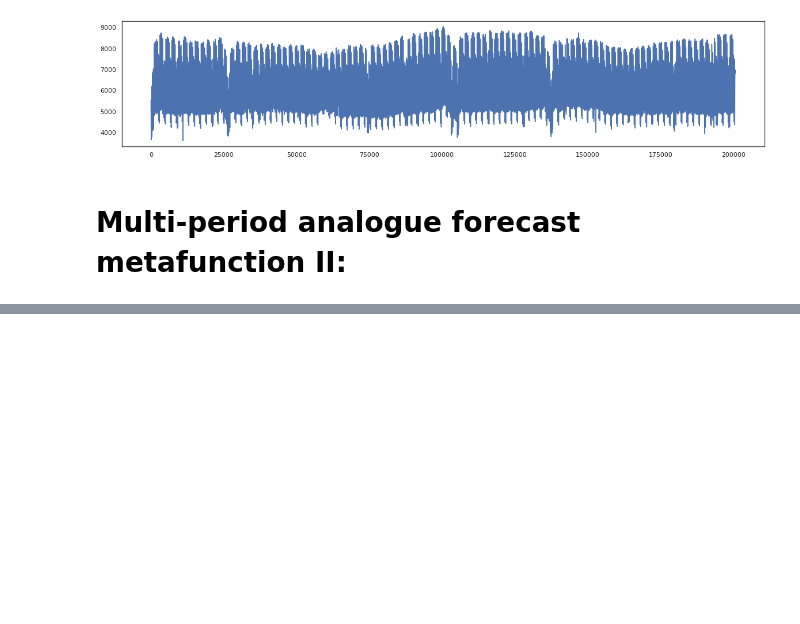
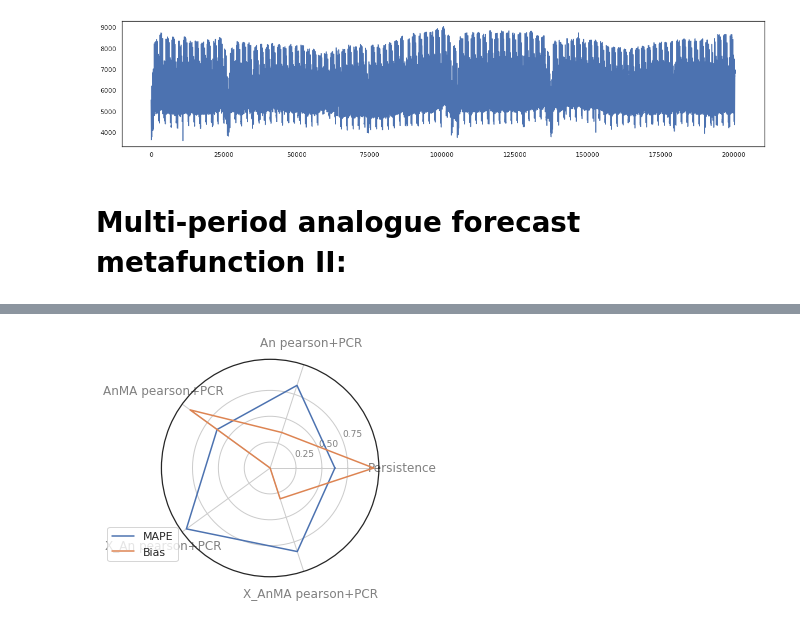
Before and after one commit to urieliram/analog, a Jupyter notebook: Analog3.ipynb, the cells around one changed output, grey strips where cells are left out. Cells and saved outputs as stored; diff of their text form; code cells hidden in the pictures; blank space fills up the shorter version.

```diff
--- a/Analog3.ipynb
+++ b/Analog3.ipynb
@@ -749,3 +746,69 @@ bias_xa = bias.bias(test_[a:b],forecastX_An_[a:b])
 mae_xma  = mean_absolute_error(test_[a:b],forecastX_AnMA_)
 mape_xma = mean_absolute_percentage_error(test_[a:b],forecastX_AnMA_[a:b])
 bias_xma = bias.bias(test_[a:b],forecastX_AnMA_[a:b])
+# %%
+df_resultados = pd.DataFrame([
+  {
+    'method': 'Persistence',
+    'mape'  : mape_p,
+    'mae'   : mae_p, # Conviene normalizar esto (o quitarlo porque normalizado es como el mape)
+    'bias'  : bias_p # Conviene normalizar esto
+  },
+  {
+    'method': 'An '+typedist+'+'+typereg,
+    'mape'  : mape_a,
+    'mae'   : mae_a,
+    'bias'  : bias_a
+  },
+  {
+    'method': 'AnMA '+typedist+'+'+typereg,
+    'mape'  : mape_ma,
+    'mae'   : mae_ma,
+    'bias'  : bias_ma
+  },
+  {
+    'method': 'X_An '+typedist+'+'+typereg,
+    'mape'  : mape_xa,
+    'mae'   : mae_xa,
+    'bias'  : bias_xa
+  },
+  {
+    'method': 'X_AnMA '+typedist+'+'+typereg,
+    'mape'  : mape_xma,
+    'mae'   : mae_xma,
+    'bias'  : bias_xma
+  },
+
+  # etc.
+])
+categories = df_resultados.method
+N = len(categories)
+
+fig = plt.figure()
+ax = fig.add_subplot(111, projection="polar")
+
+theta = np.arange(len(df_resultados) + 1) / float(len(df_resultados)) * 2 * np.pi
+
+values = df_resultados.mape.values
+values = np.append(values, values[0])
+values = values + abs(min(values))
+values = values / max(values)
+ax.plot(theta, values, label="MAPE")
+
+values = df_resultados.bias.values
+values = np.append(values, values[0])
+values = values + abs(min(values))
+values = values / max(values)
+ax.plot(theta, values, label="Bias")
+
+plt.xticks(theta[:-1], df_resultados.method, color='grey', size=12)
+plt.yticks([0.25, 0.50, 0.75], ['0.25', '0.50', '0.75'], color='grey', size=9)
+ax.tick_params(pad=10) # to increase the distance of the labels to the plot
+
+plt.legend(loc='center right', bbox_to_anchor=(0.1, 0.15))
+
+namefile = 'polar_'+seriesname+'_'+monthyear+'.pdf'
+plt.savefig(namefile, transparent=True)
+plt.show()
+# %% [output]
+[figure, added]
```
Also changed, not shown: parts of 17 cells of this notebook.
